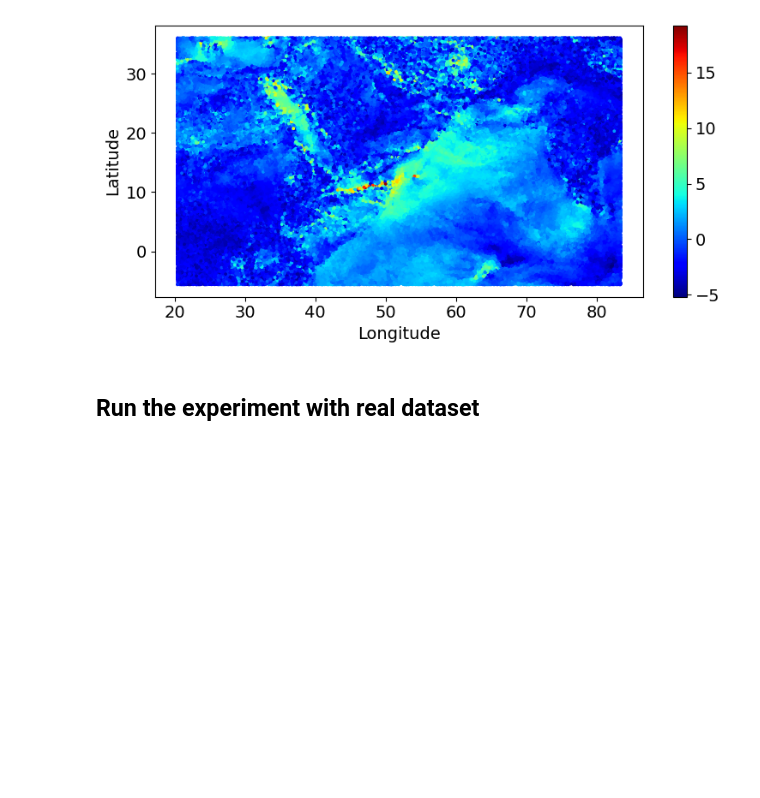
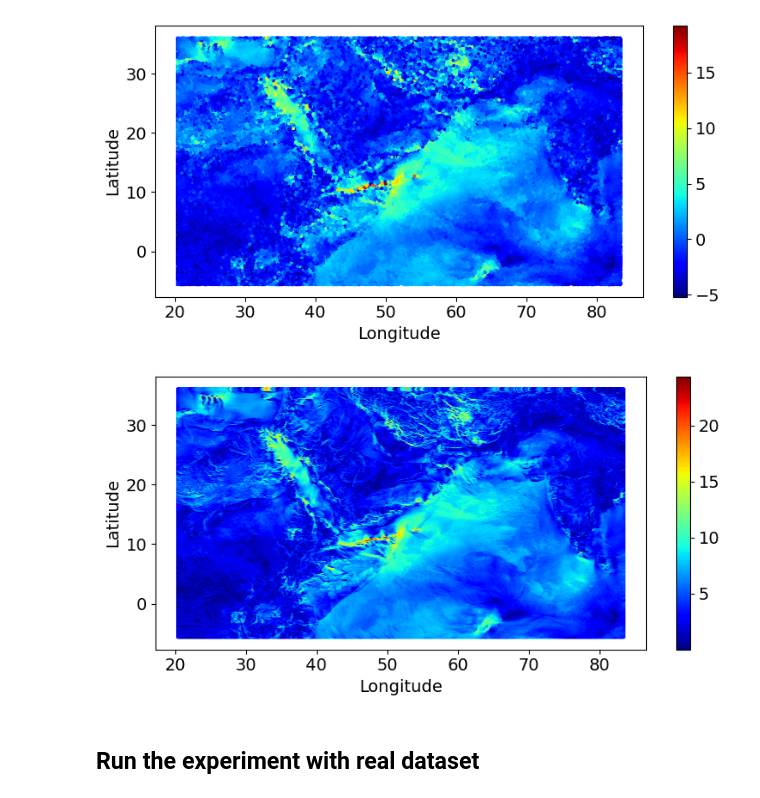
Before and after one commit to jack-pan-ai/Batched-Vecchia-Approximation, a Jupyter notebook: testing/realdataset_wind.ipynb, the cells around one changed output. Saved outputs shown, nothing was run; the diff lists cells and outputs as text; code cells hidden in the pictures; blank space fills up the shorter version.

```diff
--- a/testing/realdataset_wind.ipynb
+++ b/testing/realdataset_wind.ipynb
@@ -262,5 +270,43 @@ plot_subplots_with_scatter(
 )
 # %% [output]
 [figure]
+# %%
+import numpy as np
+import matplotlib.pyplot as plt
+import pandas as pd
+
+def plot_subplots_with_scatter(xx, yy, z):
+
+    # Convert data to numpy arrays if they're not already
+    xx = np.array(xx)
+    yy = np.array(yy)
+    z = np.array(z)
+
+    # Create subplots
+    fig, axs = plt.subplots(1, 1, figsize=(8, 4))
+
+    # Scatter plot for training data
+    scatter_train = axs.scatter(yy, xx, c=z,
+                            #  vmin=np.min(all_train_obs), vmax=np.max(all_train_obs),
+                             cmap="jet", s=3)
+    # Create a colorbar
+    cbar = fig.colorbar(scatter_train, ax=axs)
+    cbar.ax.tick_params(labelsize =14)
+
+    # axs.set_title('Training Data')
+    axs.set_xlabel('Longitude', fontsize = 14)
+    axs.set_ylabel('Latitude', fontsize = 14)
+
+    # tick modification
+    plt.tick_params(axis='both', which='major', labelsize=14)
+
+    plt.tight_layout()
+    plt.savefig('./fig/realdataset/wind_rawdata.jpeg', dpi=100)
+    plt.show()
+
+df_speed = pd.read_csv('./wind/20170901_speed_1038825.csv', header = None)
+plot_subplots_with_scatter(df_speed.iloc[:, 0], df_speed.iloc[:, 1], df_speed.iloc[:, 2])
+# %% [output]
+[figure, added]
 # %% [markdown]
 ## Run the experiment with real dataset
```
Also changed, not shown: parts of 1 cell of this notebook, 4 other files.
